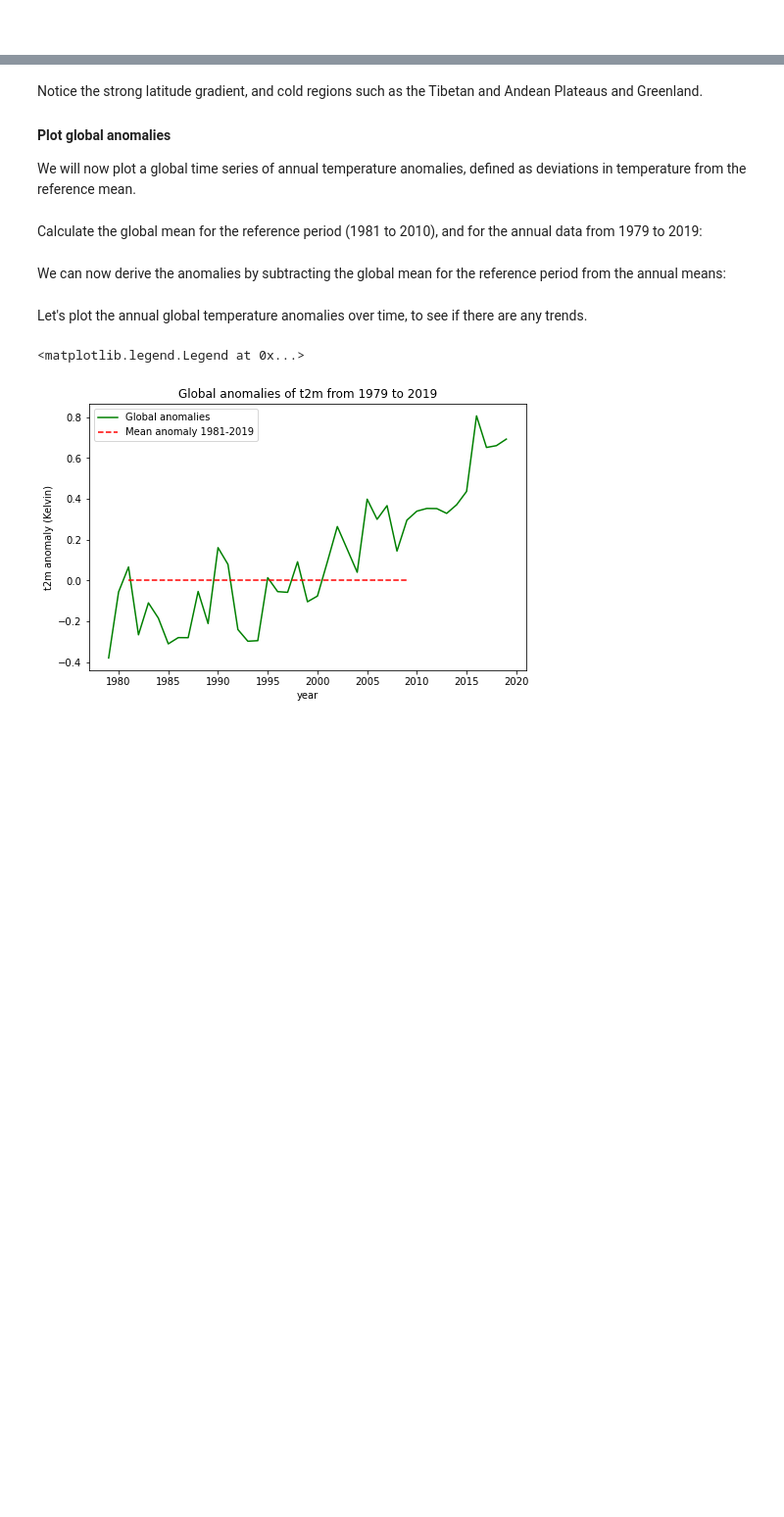
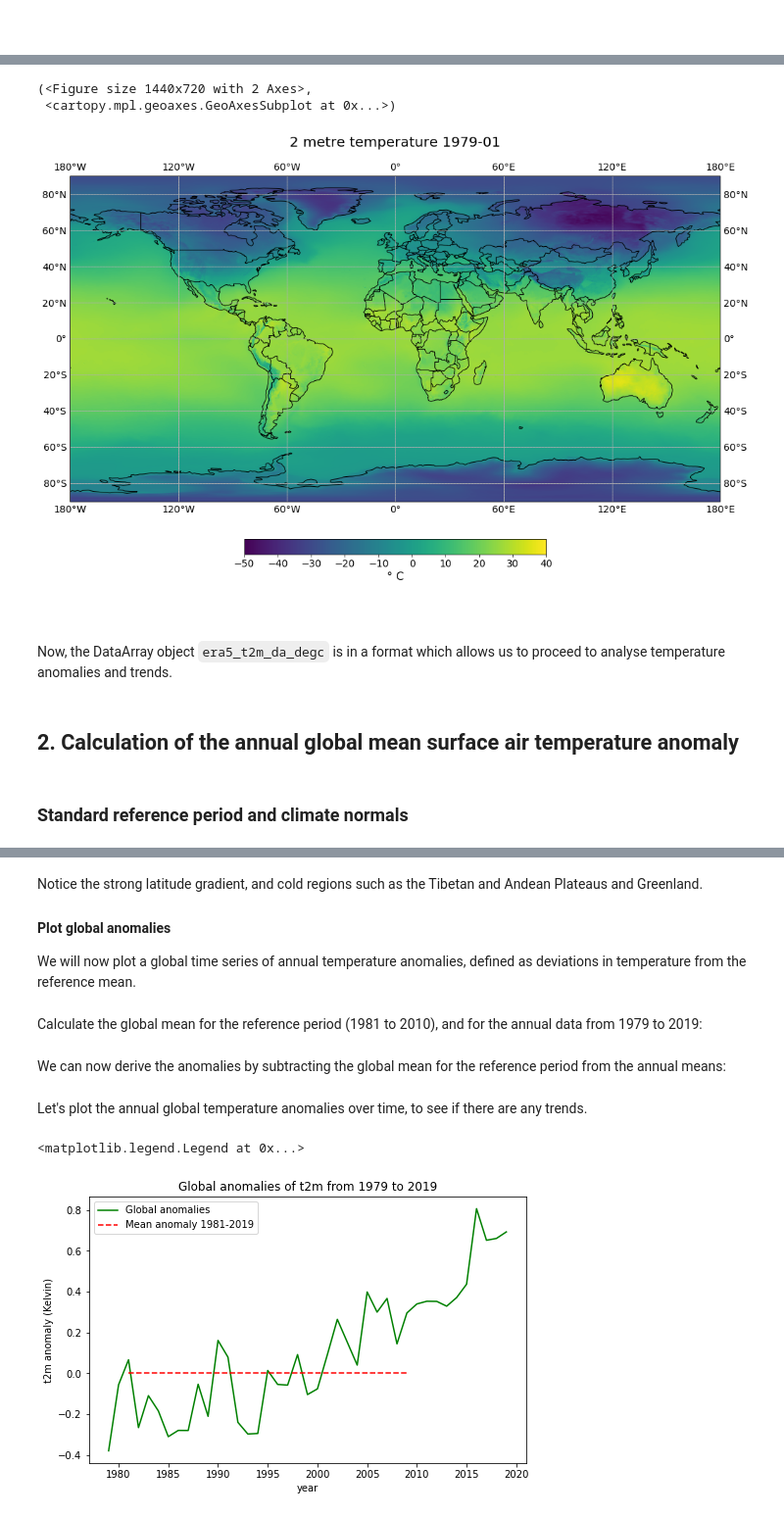
Before and after one commit to tessac2/copernicus-training, a Jupyter notebook: 111_c3s_climatologies_trends.ipynb, the cells around one changed output, grey strips where cells are left out. Shown at 98% size. Drawn from its saved outputs; the diff is of its cells as text; code cells hidden in the pictures; blank space fills up the shorter version.

Commit message:
Progress climatologies and trends

```diff
--- a/111_c3s_climatologies_trends.ipynb
+++ b/111_c3s_climatologies_trends.ipynb
@@ -198,0 +268,22 @@ ref_mean.plot()
+# %%
+visualize_pcolormesh(data_array = era5_t2m_da_degc[0,:,:],
+                    longitude = era5_t2m_da_degc.longitude,
+                    latitude = era5_t2m_da_degc.latitude,
+                    projection = ccrs.PlateCarree(),
+                    color_scale = 'viridis',
+                    unit = era5_t2m_da_degc.units,
+                    long_name = era5_t2m_da_degc.long_name + ' ' + str(era5_t2m_da_degc[0,:,:].time.data)[0:7] + '\n',
+                    vmin = -50,
+                    vmax = 40)
+# %% [output]
+(<Figure size 1440x720 with 2 Axes>,
+ <cartopy.mpl.geoaxes.GeoAxesSubplot at 0x...>)
+[figure, added]
+# %% [markdown]
+<br>
+# %% [markdown]
+Now, the DataArray object `era5_t2m_da_degc` is in a format which allows us to proceed to analyse temperature anomalies and trends.
+# %% [markdown]
+## <a id='global_mean'></a> 2. Calculation of the annual global mean surface air temperature anomaly
+# %% [markdown]
+### Standard reference period and climate normals
```
Also changed, not shown: parts of 66 cells of this notebook.
